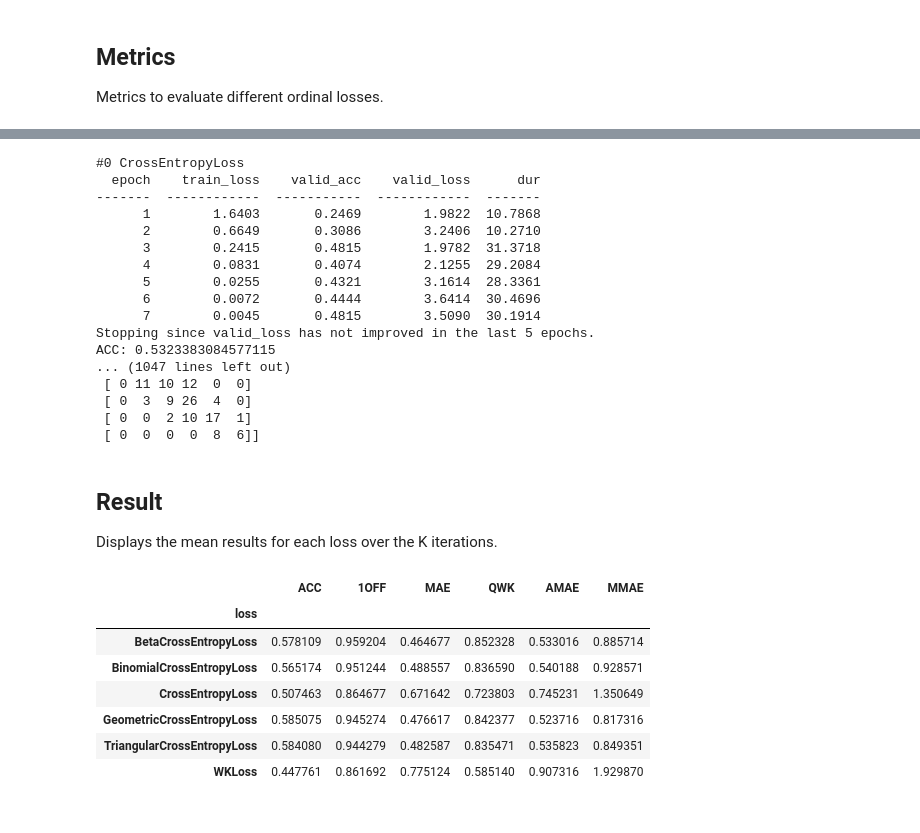
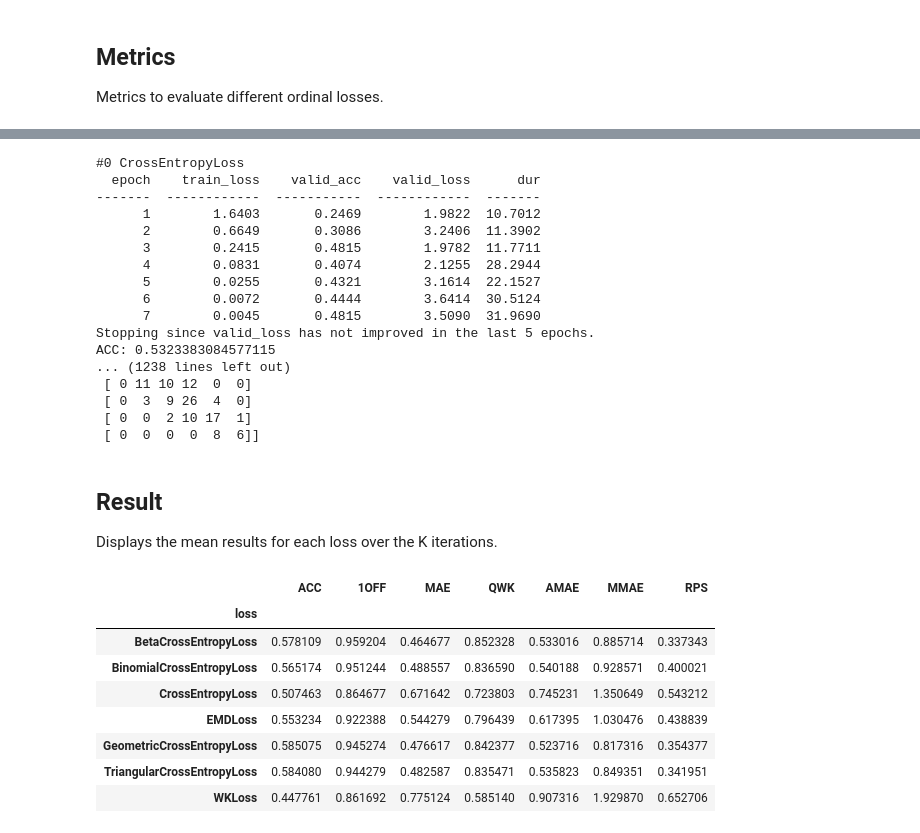
Before and after one commit to ayrna/dlordinal, a Jupyter notebook: tutorials/losses_with_skorch_tutorial.ipynb, the cells around one changed output, grey strips where cells are left out. Cells and saved outputs as stored; diff of their text form; code cells hidden in the pictures.

```diff
--- a/tutorials/losses_with_skorch_tutorial.ipynb
+++ b/tutorials/losses_with_skorch_tutorial.ipynb
@@ -118,6 +133,7 @@ Concretely, we compare Cross Entropy (CE) Loss with several ordinal approaches f
 # Loss functions
 losses = [
     CrossEntropyLoss().to(device),
+    EMDLoss(num_classes=num_classes).to(device),
     WKLoss(num_classes=num_classes).to(device),
     BinomialCrossEntropyLoss(num_classes=num_classes).to(device),
     TriangularCrossEntropyLoss(num_classes=num_classes).to(device),
@@ -132,21 +148,25 @@ K = 5
 
 result = pd.DataFrame()
 
+
+def set_seed(seed):
+    torch.manual_seed(seed)
+    if torch.cuda.is_available():
+        torch.cuda.manual_seed(seed)
+        torch.cuda.manual_seed_all(seed)
+    np.random.seed(seed)
+    random.seed(seed)
+    # Add deterministic settings
+    torch.backends.cudnn.deterministic = True
+    torch.backends.cudnn.benchmark = False
+
+
 for loss_fn in losses:
 
     for k in range(K):
-
         # Make results reproducible
-        seed = k  # Use K different seeds
-        torch.manual_seed(seed)
-        if torch.cuda.is_available():
-            torch.cuda.manual_seed(seed)
-            torch.cuda.manual_seed_all(seed)
-        np.random.seed(seed)
-        random.seed(seed)
-        # Add deterministic settings
-        torch.backends.cudnn.deterministic = True
-        torch.backends.cudnn.benchmark = False
+        seed = k
+        set_seed(seed)  # Use K different seeds
 
         # Initialize ResNet18 model
         model = models.resnet18(weights="IMAGENET1K_V1")
@@ -192,16 +212,16 @@ for loss_fn in losses:
 #0 CrossEntropyLoss
   epoch    train_loss    valid_acc    valid_loss      dur
 -------  ------------  -----------  ------------  -------
-      1        1.6403       0.2469        1.9822  10.7868
-      2        0.6649       0.3086        3.2406  10.2710
-      3        0.2415       0.4815        1.9782  31.3718
-      4        0.0831       0.4074        2.1255  29.2084
-      5        0.0255       0.4321        3.1614  28.3361
-      6        0.0072       0.4444        3.6414  30.4696
-      7        0.0045       0.4815        3.5090  30.1914
+      1        1.6403       0.2469        1.9822  10.7012
+      2        0.6649       0.3086        3.2406  11.3902
+      3        0.2415       0.4815        1.9782  11.7711
+      4        0.0831       0.4074        2.1255  28.2944
+      5        0.0255       0.4321        3.1614  22.1527
+      6        0.0072       0.4444        3.6414  30.5124
+      7        0.0045       0.4815        3.5090  31.9690
 Stopping since valid_loss has not improved in the last 5 epochs.
 ACC: 0.5323383084577115
-... (1047 lines left out)
+... (1238 lines left out)
  [ 0 11 10 12  0  0]
  [ 0  3  9 26  4  0]
  [ 0  0  2 10 17  1]
@@ -212,14 +232,15 @@ Displays the mean results for each loss over the K iterations.
 # %%
 result.set_index(["loss", "iteration"], inplace=True)
 result.groupby("loss").agg("mean").style.highlight_max(
     axis=0, subset=["ACC", "1OFF", "QWK"], color="green"
-).highlight_min(axis=0, subset=["MAE", "AMAE", "MMAE"], color="green")
+).highlight_min(axis=0, subset=["MAE", "AMAE", "MMAE", "RPS"], color="green")
 # %% [output]
-|  | ACC | 1OFF | MAE | QWK | AMAE | MMAE |
-| loss |  |  |  |  |  |  |
-| BetaCrossEntropyLoss | 0.578109 | 0.959204 | 0.464677 | 0.852328 | 0.533016 | 0.885714 |
-| BinomialCrossEntropyLoss | 0.565174 | 0.951244 | 0.488557 | 0.836590 | 0.540188 | 0.928571 |
-| CrossEntropyLoss | 0.507463 | 0.864677 | 0.671642 | 0.723803 | 0.745231 | 1.350649 |
-| GeometricCrossEntropyLoss | 0.585075 | 0.945274 | 0.476617 | 0.842377 | 0.523716 | 0.817316 |
-| TriangularCrossEntropyLoss | 0.584080 | 0.944279 | 0.482587 | 0.835471 | 0.535823 | 0.849351 |
-| WKLoss | 0.447761 | 0.861692 | 0.775124 | 0.585140 | 0.907316 | 1.929870 |
+|  | ACC | 1OFF | MAE | QWK | AMAE | MMAE | RPS |
+| loss |  |  |  |  |  |  |  |
+| BetaCrossEntropyLoss | 0.578109 | 0.959204 | 0.464677 | 0.852328 | 0.533016 | 0.885714 | 0.337343 |
+| BinomialCrossEntropyLoss | 0.565174 | 0.951244 | 0.488557 | 0.836590 | 0.540188 | 0.928571 | 0.400021 |
+| CrossEntropyLoss | 0.507463 | 0.864677 | 0.671642 | 0.723803 | 0.745231 | 1.350649 | 0.543212 |
+| EMDLoss | 0.553234 | 0.922388 | 0.544279 | 0.796439 | 0.617395 | 1.030476 | 0.438839 |
+| GeometricCrossEntropyLoss | 0.585075 | 0.945274 | 0.476617 | 0.842377 | 0.523716 | 0.817316 | 0.354377 |
+| TriangularCrossEntropyLoss | 0.584080 | 0.944279 | 0.482587 | 0.835471 | 0.535823 | 0.849351 | 0.341951 |
+| WKLoss | 0.447761 | 0.861692 | 0.775124 | 0.585140 | 0.907316 | 1.929870 | 0.652706 |
```
Also changed, not shown: parts of 3 cells of this notebook, 4 other files.
